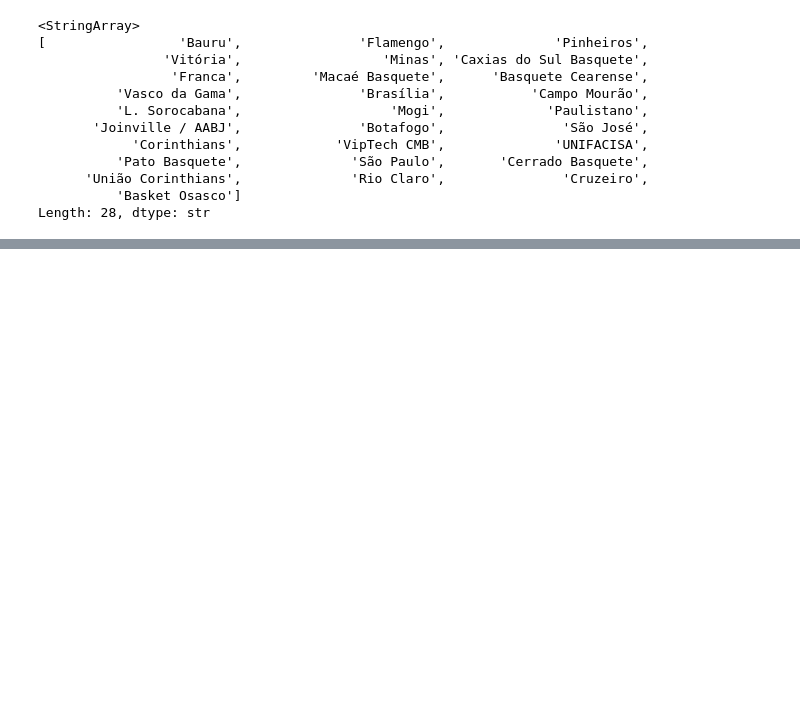
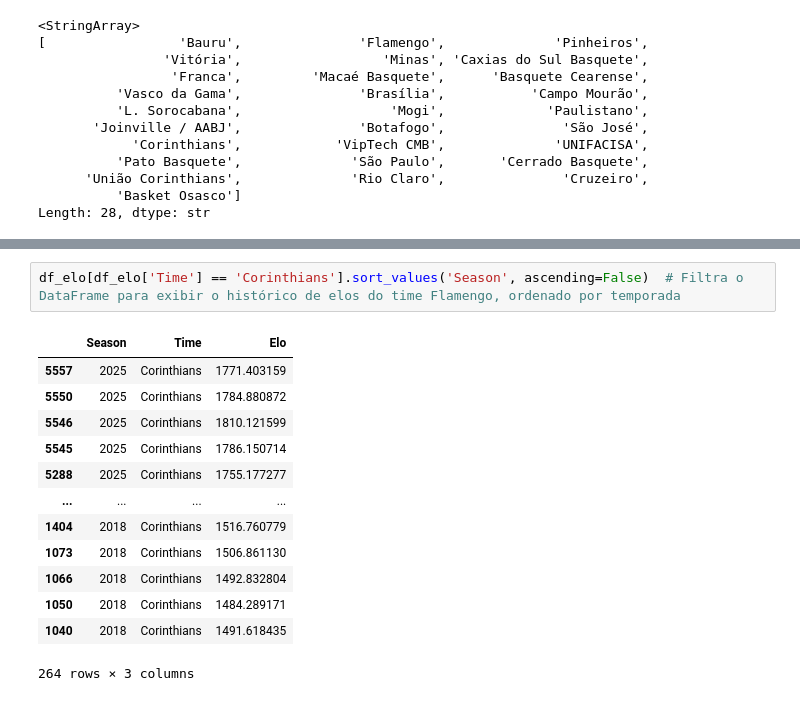
Before and after one commit to lucasdga1/Algoritmo-de-previsao-de-percentual-de-vitorias, a Jupyter notebook: notebooks/calculo_elo.ipynb, the cells around one changed output, grey strips where cells are left out. Drawn from its saved outputs; the diff is of its cells as text; blank space fills up the shorter version.

```diff
--- a/notebooks/calculo_elo.ipynb
+++ b/notebooks/calculo_elo.ipynb
@@ -141,0 +159,16 @@ Length: 28, dtype: str
+# %%
+df_elo[df_elo['Time'] == 'Corinthians'].sort_values('Season', ascending=False)  # Filtra o DataFrame para exibir o histórico de elos do time Flamengo, ordenado por temporada
+# %% [output]
+|  | Season | Time | Elo |
+| 5557 | 2025 | Corinthians | 1771.403159 |
+| 5550 | 2025 | Corinthians | 1784.880872 |
+| 5546 | 2025 | Corinthians | 1810.121599 |
+| 5545 | 2025 | Corinthians | 1786.150714 |
+| 5288 | 2025 | Corinthians | 1755.177277 |
+| ... | ... | ... | ... |
+| 1404 | 2018 | Corinthians | 1516.760779 |
+| 1073 | 2018 | Corinthians | 1506.861130 |
+| 1066 | 2018 | Corinthians | 1492.832804 |
+| 1050 | 2018 | Corinthians | 1484.289171 |
+| 1040 | 2018 | Corinthians | 1491.618435 |
+264 rows × 3 columns
```
Also changed, not shown: parts of 3 cells of this notebook, 2 other files.
